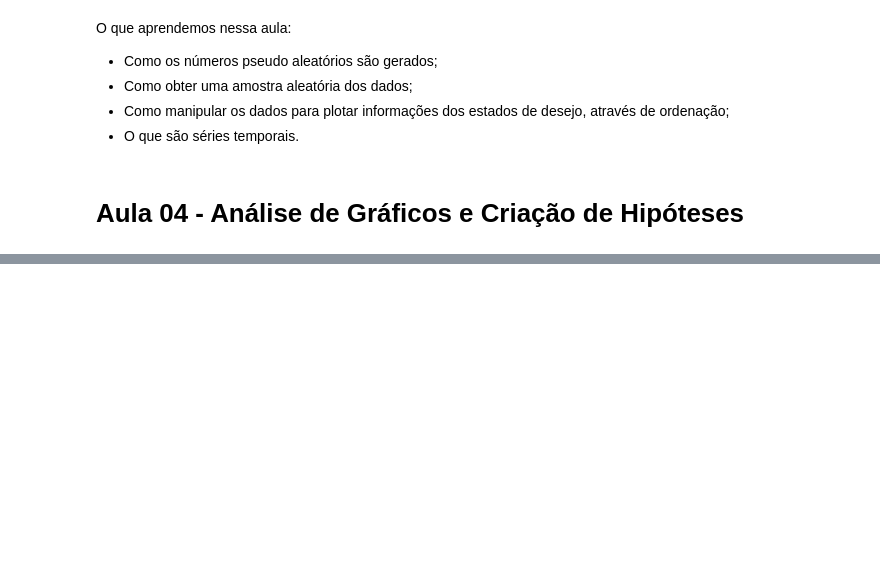
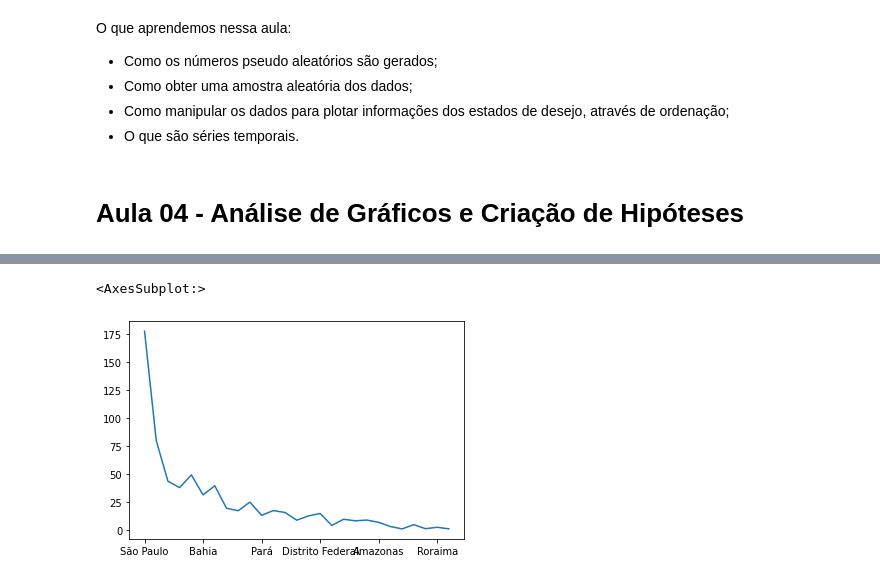
Before and after one commit to diascarolina/data-science-bootcamp, a Jupyter notebook: modulo1/aulas_desafios_modulo1.ipynb, the cells around one changed output, grey strips where cells are left out. Saved outputs shown, nothing was run; the diff lists cells and outputs as text; code cells hidden in the pictures; blank space fills up the shorter version.

```diff
--- a/modulo1/aulas_desafios_modulo1.ipynb
+++ b/modulo1/aulas_desafios_modulo1.ipynb
@@ -657,0 +723,6 @@ O que aprendemos nessa aula:
+# %%
+# um gráfico sem sentido
+atend_ord[mes_mais_recente].plot()
+# %% [output]
+<AxesSubplot:>
+[figure, added]
```
Also changed, not shown: parts of 20 cells of this notebook.
